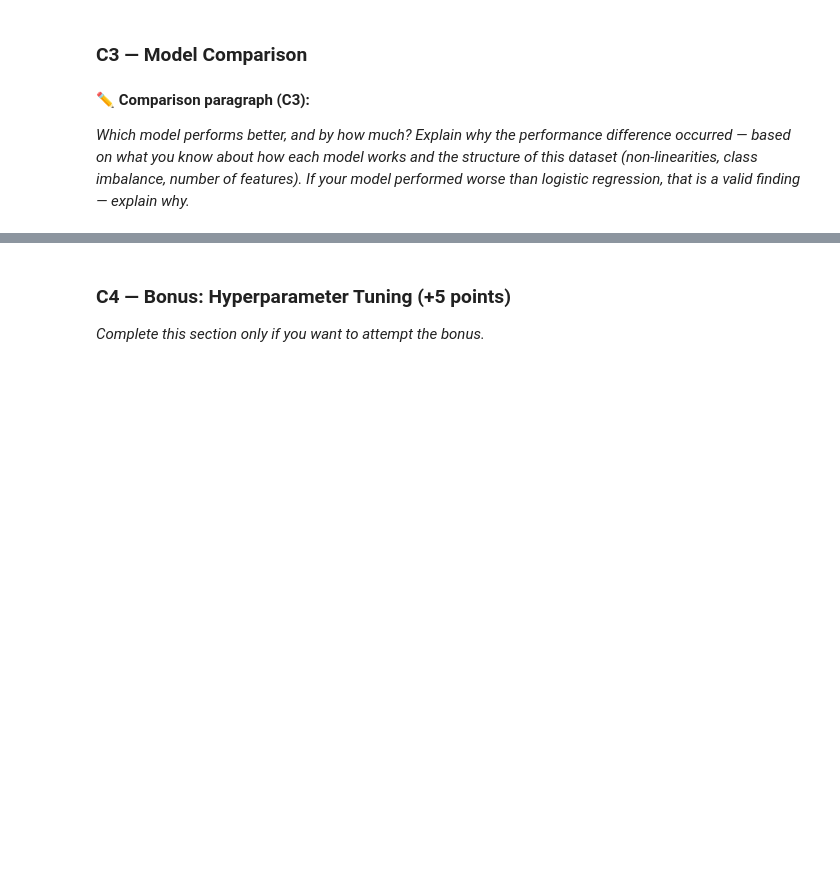
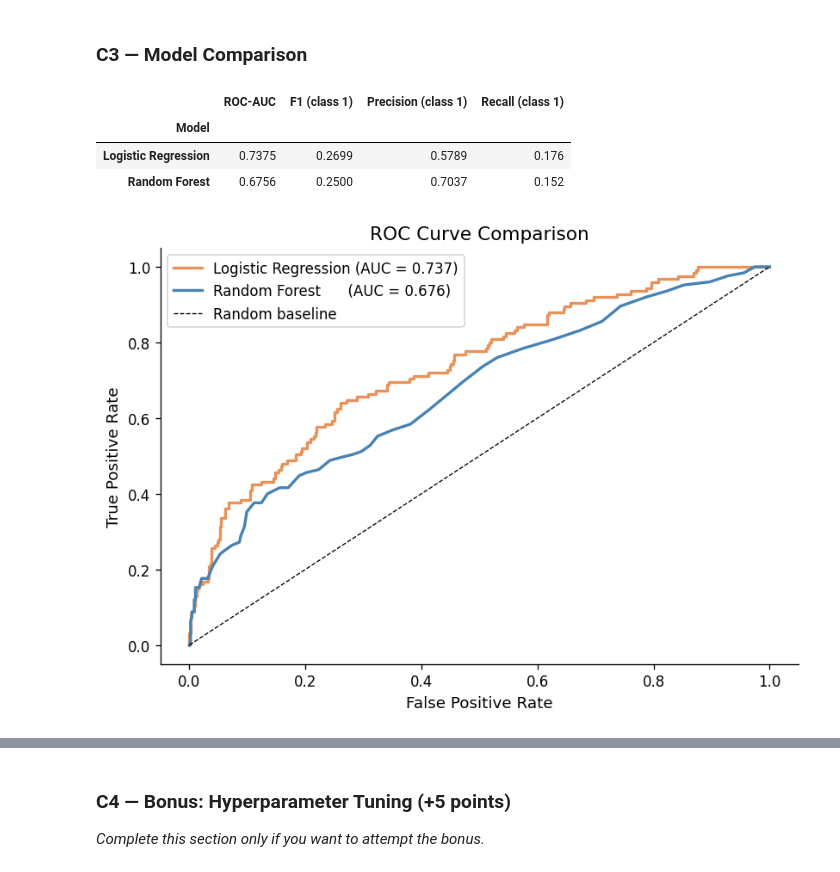
Before and after one commit to ekam-n/iat-461, a Jupyter notebook: Assignments/A2/iat461_a2_EkamNijjar_301457886.ipynb, the cells around one changed output, grey strips where cells are left out. Drawn from its saved outputs; the diff is of its cells as text; code cells hidden in the pictures; blank space fills up the shorter version.

```diff
--- a/Assignments/A2/iat461_a2_EkamNijjar_301457886.ipynb
+++ b/Assignments/A2/iat461_a2_EkamNijjar_301457886.ipynb
@@ -953,16 +942,34 @@ plt.show()
+# %%
+from sklearn.metrics import precision_score, recall_score, f1_score
+
+metrics = {
+    'Model':              ['Logistic Regression', 'Random Forest'],
+    'ROC-AUC':            [round(auc_lr, 4),  round(auc_c, 4)],
+    'F1 (class 1)':       [round(f1_score(y_test, y_pred_lr, pos_label=1), 4),
+                           round(f1_score(y_test, y_pred_c,  pos_label=1), 4)],
+    'Precision (class 1)':[round(precision_score(y_test, y_pred_lr, pos_label=1), 4),
+                           round(precision_score(y_test, y_pred_c,  pos_label=1), 4)],
+    'Recall (class 1)':   [round(recall_score(y_test, y_pred_lr, pos_label=1), 4),
+                           round(recall_score(y_test, y_pred_c,  pos_label=1), 4)],
+}
+pd.DataFrame(metrics).set_index('Model').round(4)
+# %% [output]
+|  | ROC-AUC | F1 (class 1) | Precision (class 1) | Recall (class 1) |
+| Model |  |  |  |  |
+| Logistic Regression | 0.7375 | 0.2699 | 0.5789 | 0.176 |
+| Random Forest | 0.6756 | 0.2500 | 0.7037 | 0.152 |
 # %%
-# YOUR CODE HERE
-# Dual ROC curve plot
-# fig, ax = plt.subplots(figsize=(7, 5))
-# ax.plot(fpr_lr, tpr_lr, color=ACCENT, lw=2, label=f'Logistic Regression (AUC={auc_lr:.3f})')
-# ax.plot(fpr_c, tpr_c, color='steelblue', lw=2, label=f'YOUR MODEL (AUC={auc_c:.3f})')
-# ax.plot([0,1],[0,1], 'k--', lw=0.8, label='Random baseline')
-# ax.set_xlabel('False Positive Rate')
-# ax.set_ylabel('True Positive Rate')
-# ax.set_title('ROC Curve Comparison')
-# ax.legend()
-# plt.show()
+fig, ax = plt.subplots(figsize=(7, 5))
+ax.plot(fpr_lr, tpr_lr, color=ACCENT,      lw=2,
+        label=f"Logistic Regression (AUC = {auc_lr:.3f})")
+ax.plot(fpr_c,  tpr_c,  color="steelblue", lw=2,
+        label=f"Random Forest      (AUC = {auc_c:.3f})")
+ax.plot([0, 1], [0, 1], 'k--', lw=0.8, label='Random baseline')
+ax.set_xlabel('False Positive Rate')
+ax.set_ylabel('True Positive Rate')
+ax.set_title('ROC Curve Comparison')
+ax.legend()
+plt.tight_layout()
+plt.show()
+# %% [output]
+[figure, added]
-# %% [markdown]
-**✏️ Comparison paragraph (C3):**
-
-*Which model performs better, and by how much? Explain *why* the performance difference occurred — based on what you know about how each model works and the structure of this dataset (non-linearities, class imbalance, number of features). If your model performed worse than logistic regression, that is a valid finding — explain why.*
```
Also changed, not shown: parts of 2 cells of this notebook.
